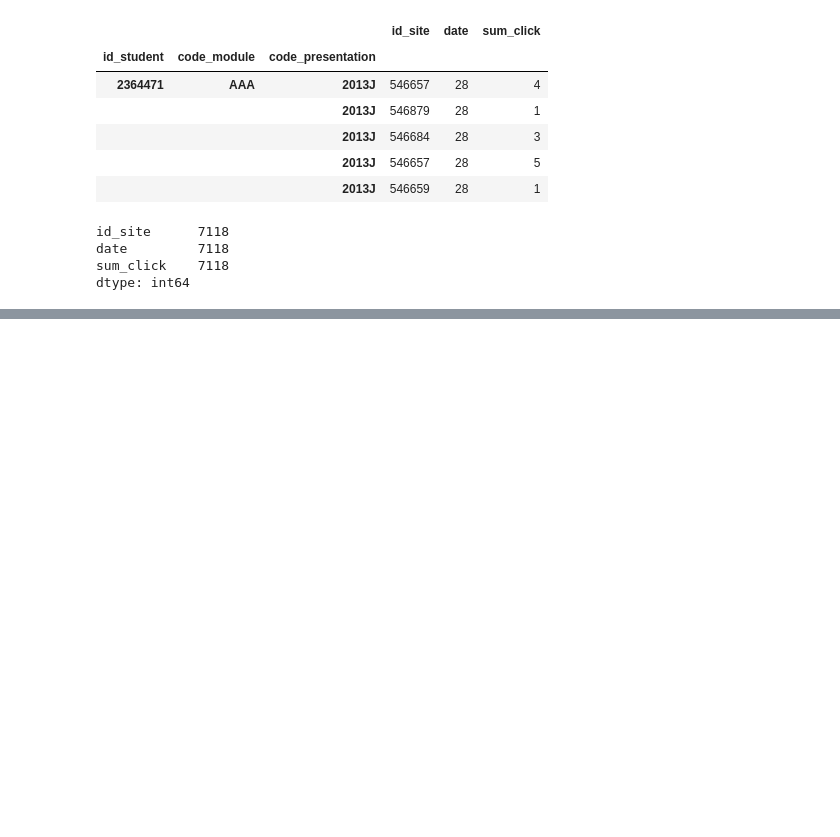
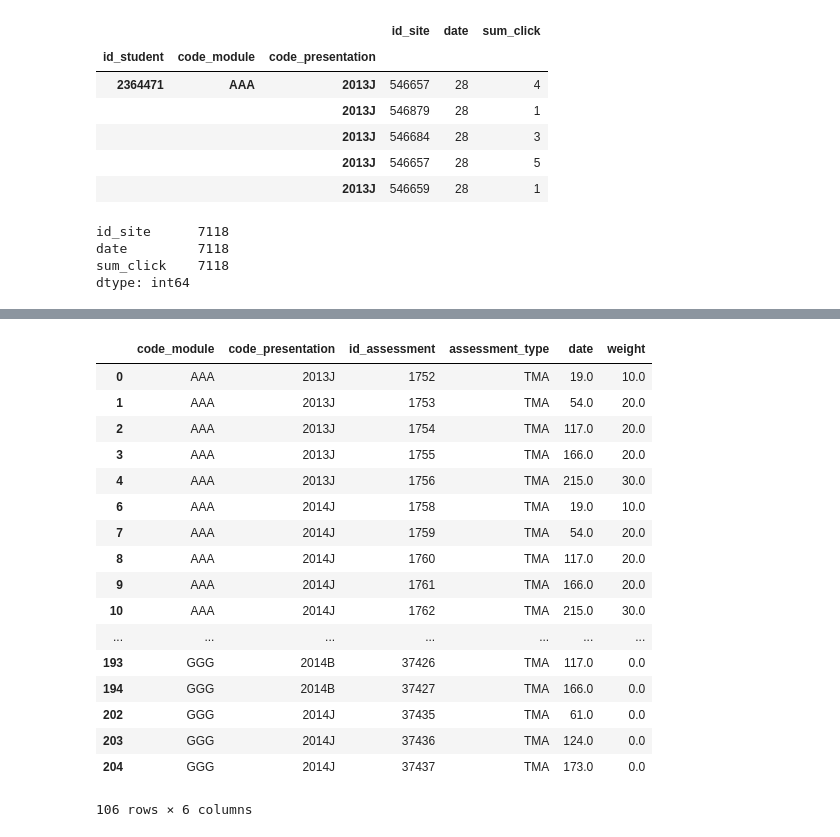
Before and after one commit to somratcste/data-science, a Jupyter notebook: main.ipynb, the cells around one changed output, grey strips where cells are left out. Saved outputs shown, nothing was run; the diff lists cells and outputs as text; code cells hidden in the pictures; blank space fills up the shorter version.

Commit message:
get all assesment

```diff
--- a/main.ipynb
+++ b/main.ipynb
@@ -144,3 +144,5 @@ id_site      7118
 date         7118
 sum_click    7118
 dtype: int64
+# %%
+assesments = pd.read_csv("data/assessments.csv")
@@ -146,0 +158,23 @@ dtype: int64
+# %%
+TMAAssessmentType = assesments[assesments.assessment_type == 'TMA']
+# %%
+TMAAssessmentType
+# %% [output]
+|  | code_module | code_presentation | id_assessment | assessment_type | date | weight |
+| 0 | AAA | 2013J | 1752 | TMA | 19.0 | 10.0 |
+| 1 | AAA | 2013J | 1753 | TMA | 54.0 | 20.0 |
+| 2 | AAA | 2013J | 1754 | TMA | 117.0 | 20.0 |
+| 3 | AAA | 2013J | 1755 | TMA | 166.0 | 20.0 |
+| 4 | AAA | 2013J | 1756 | TMA | 215.0 | 30.0 |
+| 6 | AAA | 2014J | 1758 | TMA | 19.0 | 10.0 |
+| 7 | AAA | 2014J | 1759 | TMA | 54.0 | 20.0 |
+| 8 | AAA | 2014J | 1760 | TMA | 117.0 | 20.0 |
+| 9 | AAA | 2014J | 1761 | TMA | 166.0 | 20.0 |
+| 10 | AAA | 2014J | 1762 | TMA | 215.0 | 30.0 |
+| ... | ... | ... | ... | ... | ... | ... |
+| 193 | GGG | 2014B | 37426 | TMA | 117.0 | 0.0 |
+| 194 | GGG | 2014B | 37427 | TMA | 166.0 | 0.0 |
+| 202 | GGG | 2014J | 37435 | TMA | 61.0 | 0.0 |
+| 203 | GGG | 2014J | 37436 | TMA | 124.0 | 0.0 |
+| 204 | GGG | 2014J | 37437 | TMA | 173.0 | 0.0 |
+106 rows × 6 columns
```
Also changed, not shown: parts of 1 cell of this notebook, 1 other file.
